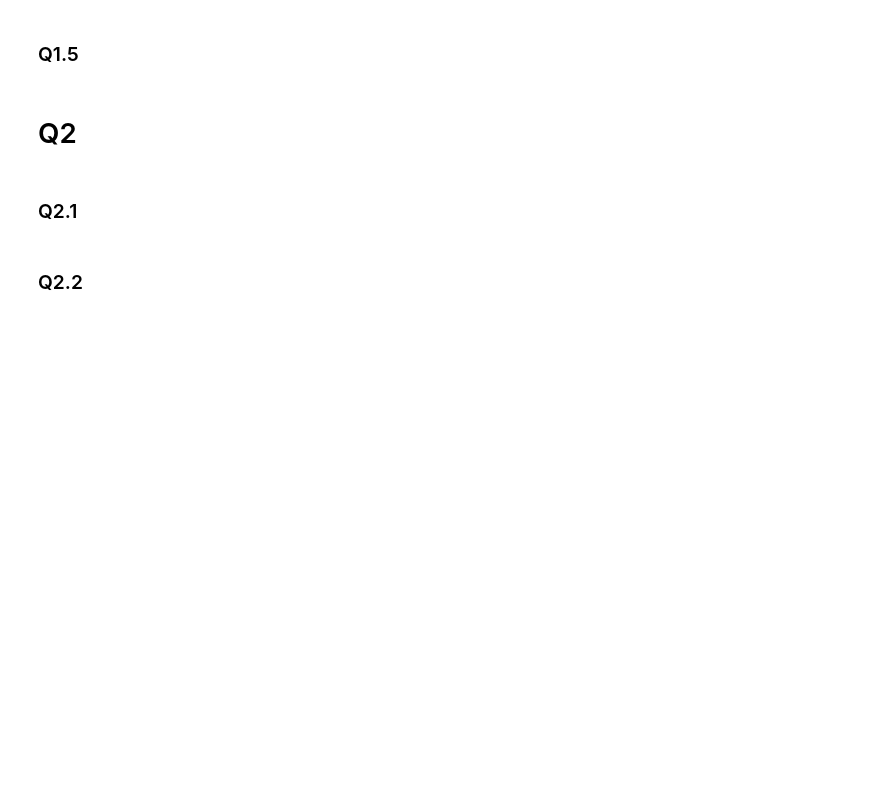
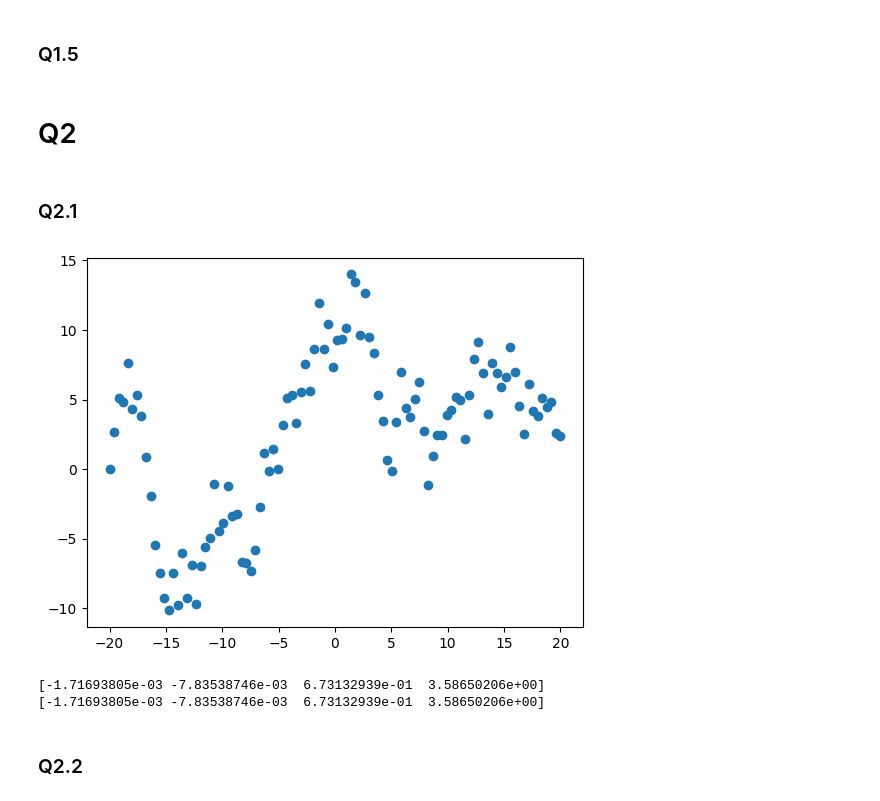
Before and after one commit to garfield-gray/Optimization, a Jupyter notebook: NonConvex/Data_Fitting_&_Denoising.ipynb, the cells around one changed output. Cells and saved outputs as stored; diff of their text form; code cells hidden in the pictures; blank space fills up the shorter version.

```diff
--- a/NonConvex/Data_Fitting_&_Denoising.ipynb
+++ b/NonConvex/Data_Fitting_&_Denoising.ipynb
@@ -212,3 +212,9 @@ plt.show()
 # Q2
 # %% [markdown]
 ### Q2.1
+# %%
+data1 = np.array(load_data('Data1.txt'))
+plt.scatter(data1[:,0], data1[:,1])
+plt.show()
+# %% [output]
+[figure, added]
@@ -215,2 +225,9 @@ plt.show()
+# %%
+
+print(Data_Fitting(data1[:,0], data1[:,1], 3))
+print(np.polyfit(data1[:,0], data1[:,1], 3))
+# %% [output]
+[-1.71693805e-03 -7.83538746e-03  6.73132939e-01  3.58650206e+00]
+[-1.71693805e-03 -7.83538746e-03  6.73132939e-01  3.58650206e+00]
 # %% [markdown]
 ### Q2.2
```
Also changed, not shown: parts of 7 cells of this notebook.
